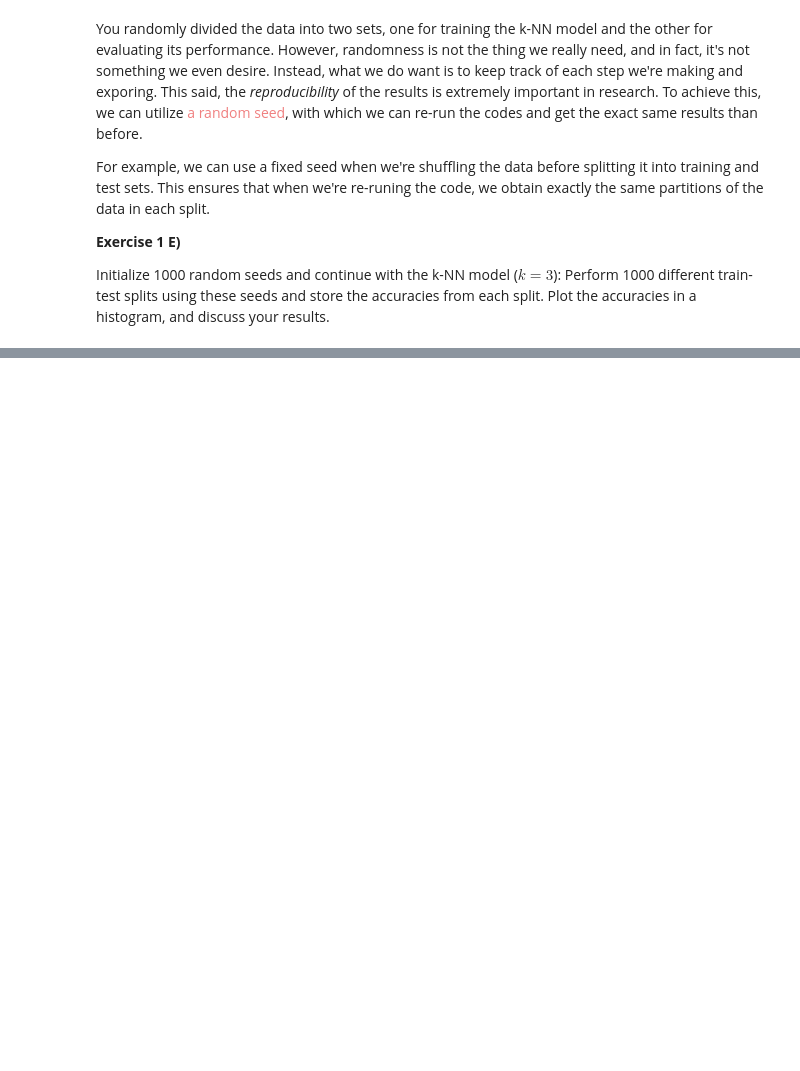
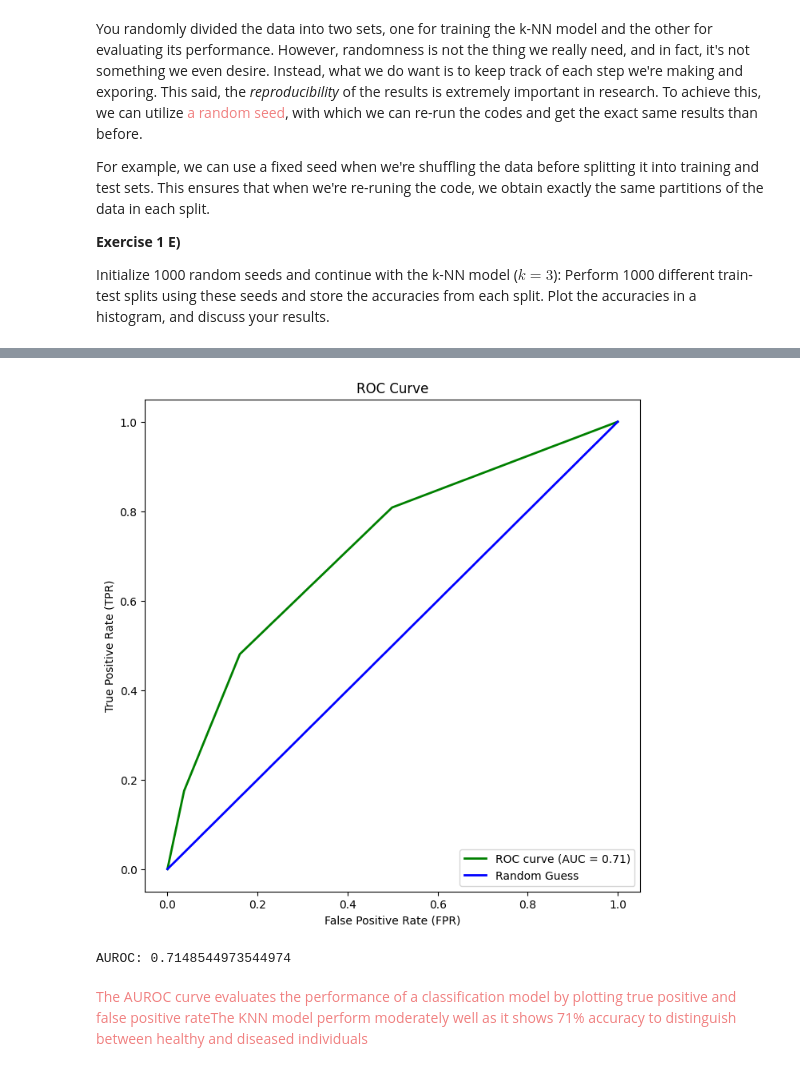
Before and after one commit to Shyamraja/Supervised-Learning-CRISP-DM-, a Jupyter notebook: supervised_learning.ipynb, the cells around one changed output, grey strips where cells are left out. Cells and saved outputs as stored; diff of their text form; code cells hidden in the pictures; blank space fills up the shorter version.

Commit message:
Evaluated the performance of the trained k-NN model by computing the AUROC and plotting the related curve and line for random guesses

```diff
--- a/supervised_learning.ipynb
+++ b/supervised_learning.ipynb
@@ -375,0 +392,28 @@ print("Mean Accuracy:", np.mean(accuracies))
+# %%
+### Code - ROC curve and AUROC
+
+# Compute the ROC curve
+
+fpr, tpr, threshold = metrics.roc_curve(labels_test, y_predict_probas)
+
+# Computing the area under the ROC curve (AUROC)
+roc_auc = metrics.auc(fpr, tpr)
+
+# Plot the ROC curve
+plt.figure(figsize=(8, 8))
+plt.plot(fpr, tpr, color='green', lw=2, label=f'ROC curve (AUC = {roc_auc:.2f})')
+plt.plot([0, 1], [0, 1], color='blue', lw=2, label='Random Guess')
+#plotting the figure
+plt.xlabel('False Positive Rate (FPR)')
+plt.ylabel('True Positive Rate (TPR)')
+plt.title('ROC Curve')
+plt.legend(loc="lower right")
+plt.show()
+
+# Print the AUROC
+print("AUROC:", roc_auc)
+# %% [output]
+[figure, added]
+AUROC: 0.7148544973544974
+# %% [markdown]
+<font color = lightcoral> The AUROC curve evaluates the performance of a classification model by plotting true positive and false positive rateThe KNN model perform moderately well as it shows 71% accuracy to distinguish between healthy and diseased individuals</font>
```
Also changed, not shown: parts of 3 cells of this notebook.
